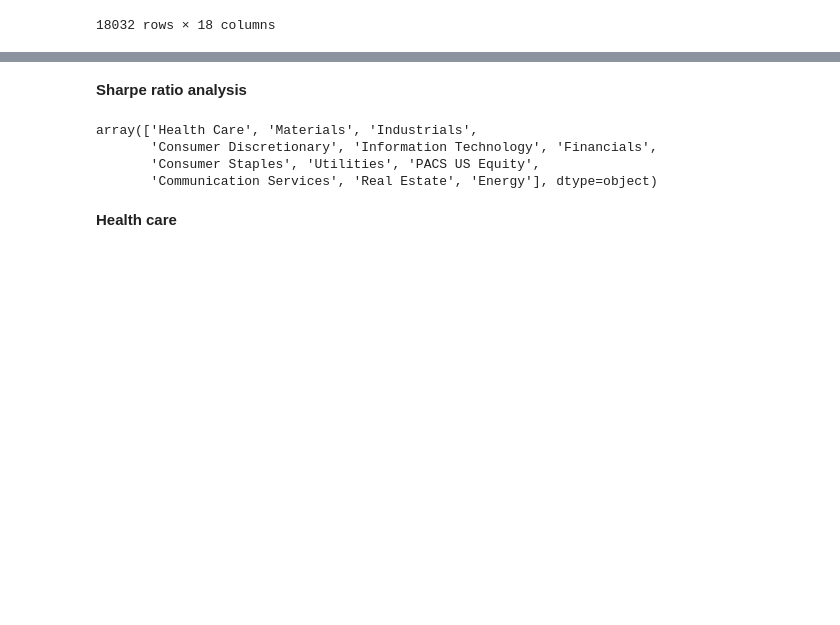
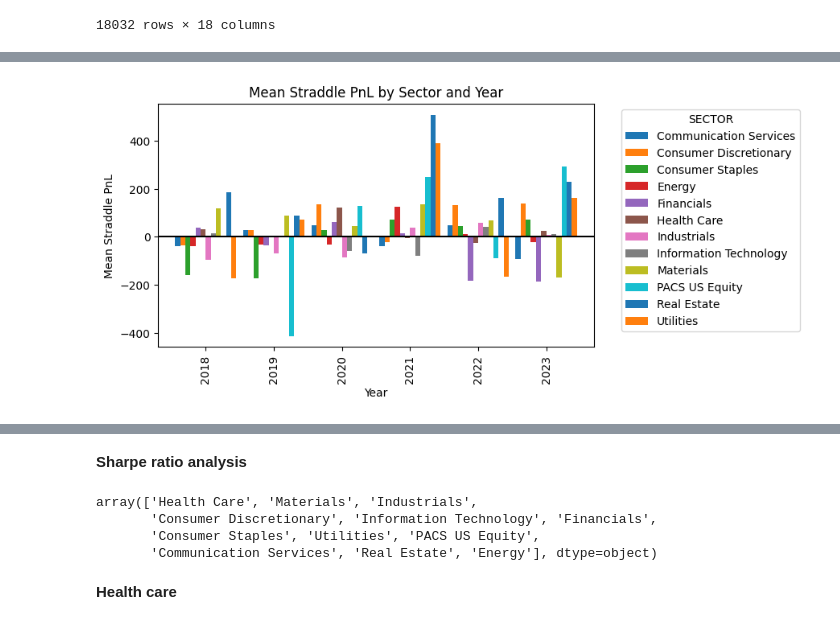
Before and after one commit to shreyjain-uchicago/ProjectLab_Spring-24_HullTactical, a Jupyter notebook: options_analysis sectors.ipynb, the cells around one changed output, grey strips where cells are left out. Cells and saved outputs as stored; diff of their text form; code cells hidden in the pictures; blank space fills up the shorter version.

```diff
--- a/options_analysis sectors.ipynb
+++ b/options_analysis sectors.ipynb
@@ -381,0 +420,23 @@ Name: straddle_pnl, dtype: float64
+# %%
+mean_pnl_filtered = mean_pnl_unstacked[mean_pnl_unstacked.index != '2024']
+
+ax = mean_pnl_filtered.plot(kind='bar', stacked=False, width=0.9)  # Adjust the width of the bars
+
+plt.title('Mean Straddle PnL by Sector and Year')
+plt.xlabel('Year')
+plt.ylabel('Mean Straddle PnL')
+
+# Add a horizontal line at y=0
+plt.axhline(0, color='black')
+
+# Improve the layout
+plt.xticks(rotation=90)  # Rotate the x-axis labels for better readability
+plt.legend(title='SECTOR', bbox_to_anchor=(1.05, 1), loc='upper left')
+plt.tight_layout()
+
+fig = plt.gcf()
+fig.set_size_inches(12, 4)  # Change the dimensions of the plot to 12 inches wide by 8 inches high
+
+plt.show()
+# %% [output]
+[figure, added]
```
Also changed, not shown: parts of 15 cells of this notebook, 4 other files.
